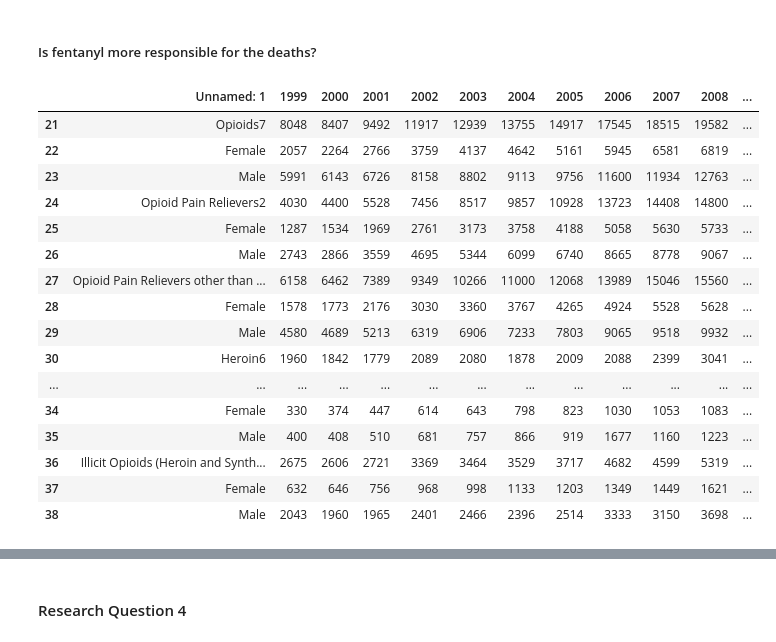
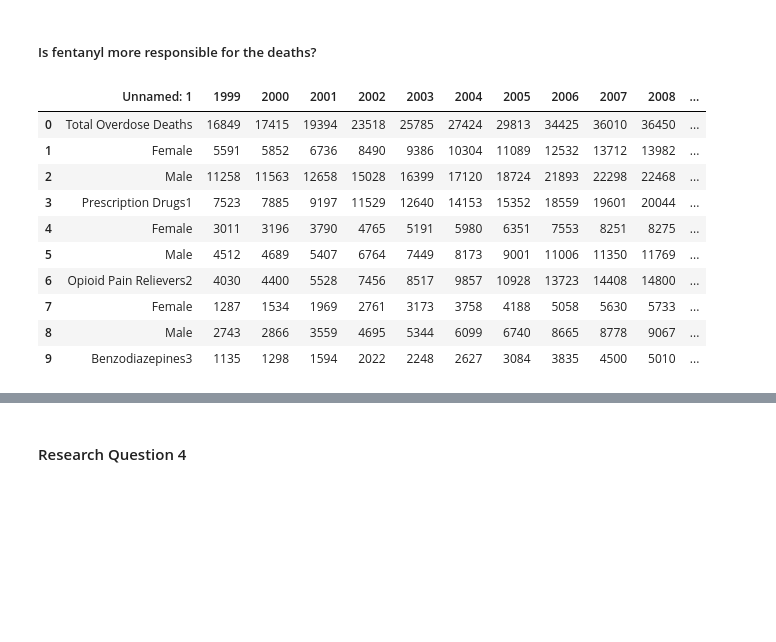
Before and after one commit to christa-fields/GWU_Databootcamp_Project_1, a Jupyter notebook: main.ipynb, the cells around one changed output, grey strips where cells are left out. Saved outputs shown, nothing was run; the diff lists cells and outputs as text; code cells hidden in the pictures; blank space fills up the shorter version.

```diff
--- a/main.ipynb
+++ b/main.ipynb
@@ -294,36 +294,30 @@ plt.show()
 # %%
 xl_overdose = r'Data Files/overdose_data_99-15(drugabuse_gov).xls'
 
 overdose_df = pd.read_excel(xl_overdose, sheet_name = 0, skiprows=6, skip_footer=14)
 
 ''' Note in the excel file
     *note 8: 8 Opioid Pain relievers (other than synthetic opioids) ICD-10 codes (T40.2, T40.3, & T40.6)
         excluding the category predominated by illicit fentanyl
     *note 9: Synthetic Opioids (other than methadone) ICD-10 codes (T40.4)
         This category is dominated by fentanyl related overdoses.
     *note 10, Illicit opioids: contains heroin and the synthetic opioids covered by note 9
 '''
 
 #drop first unnamed column:
 overdose_df = overdose_df.drop('Unnamed: 0', axis=1)
 
-overdose_df.tail(18)
+overdose_df.head(10)
 # %% [output]
 |  | Unnamed: 1 | 1999 | 2000 | 2001 | 2002 | 2003 | 2004 | 2005 | 2006 | 2007 | 2008 | ... |
-| 21 | Opioids7 | 8048 | 8407 | 9492 | 11917 | 12939 | 13755 | 14917 | 17545 | 18515 | 19582 | ... |
-| 22 | Female | 2057 | 2264 | 2766 | 3759 | 4137 | 4642 | 5161 | 5945 | 6581 | 6819 | ... |
-| 23 | Male | 5991 | 6143 | 6726 | 8158 | 8802 | 9113 | 9756 | 11600 | 11934 | 12763 | ... |
-| 24 | Opioid Pain Relievers2 | 4030 | 4400 | 5528 | 7456 | 8517 | 9857 | 10928 | 13723 | 14408 | 14800 | ... |
-| 25 | Female | 1287 | 1534 | 1969 | 2761 | 3173 | 3758 | 4188 | 5058 | 5630 | 5733 | ... |
-| 26 | Male | 2743 | 2866 | 3559 | 4695 | 5344 | 6099 | 6740 | 8665 | 8778 | 9067 | ... |
-| 27 | Opioid Pain Relievers other than ... | 6158 | 6462 | 7389 | 9349 | 10266 | 11000 | 12068 | 13989 | 15046 | 15560 | ... |
-| 28 | Female | 1578 | 1773 | 2176 | 3030 | 3360 | 3767 | 4265 | 4924 | 5528 | 5628 | ... |
-| 29 | Male | 4580 | 4689 | 5213 | 6319 | 6906 | 7233 | 7803 | 9065 | 9518 | 9932 | ... |
-| 30 | Heroin6 | 1960 | 1842 | 1779 | 2089 | 2080 | 1878 | 2009 | 2088 | 2399 | 3041 | ... |
-| ... | ... | ... | ... | ... | ... | ... | ... | ... | ... | ... | ... | ... |
-| 34 | Female | 330 | 374 | 447 | 614 | 643 | 798 | 823 | 1030 | 1053 | 1083 | ... |
-| 35 | Male | 400 | 408 | 510 | 681 | 757 | 866 | 919 | 1677 | 1160 | 1223 | ... |
-| 36 | Illicit Opioids (Heroin and Synth... | 2675 | 2606 | 2721 | 3369 | 3464 | 3529 | 3717 | 4682 | 4599 | 5319 | ... |
-| 37 | Female | 632 | 646 | 756 | 968 | 998 | 1133 | 1203 | 1349 | 1449 | 1621 | ... |
-| 38 | Male | 2043 | 1960 | 1965 | 2401 | 2466 | 2396 | 2514 | 3333 | 3150 | 3698 | ... |
+| 0 | Total Overdose Deaths | 16849 | 17415 | 19394 | 23518 | 25785 | 27424 | 29813 | 34425 | 36010 | 36450 | ... |
+| 1 | Female | 5591 | 5852 | 6736 | 8490 | 9386 | 10304 | 11089 | 12532 | 13712 | 13982 | ... |
+| 2 | Male | 11258 | 11563 | 12658 | 15028 | 16399 | 17120 | 18724 | 21893 | 22298 | 22468 | ... |
+| 3 | Prescription Drugs1 | 7523 | 7885 | 9197 | 11529 | 12640 | 14153 | 15352 | 18559 | 19601 | 20044 | ... |
+| 4 | Female | 3011 | 3196 | 3790 | 4765 | 5191 | 5980 | 6351 | 7553 | 8251 | 8275 | ... |
+| 5 | Male | 4512 | 4689 | 5407 | 6764 | 7449 | 8173 | 9001 | 11006 | 11350 | 11769 | ... |
+| 6 | Opioid Pain Relievers2 | 4030 | 4400 | 5528 | 7456 | 8517 | 9857 | 10928 | 13723 | 14408 | 14800 | ... |
+| 7 | Female | 1287 | 1534 | 1969 | 2761 | 3173 | 3758 | 4188 | 5058 | 5630 | 5733 | ... |
+| 8 | Male | 2743 | 2866 | 3559 | 4695 | 5344 | 6099 | 6740 | 8665 | 8778 | 9067 | ... |
+| 9 | Benzodiazepines3 | 1135 | 1298 | 1594 | 2022 | 2248 | 2627 | 3084 | 3835 | 4500 | 5010 | ... |
 # %%
```
Also changed, not shown: parts of 5 cells of this notebook, 2 other files.
